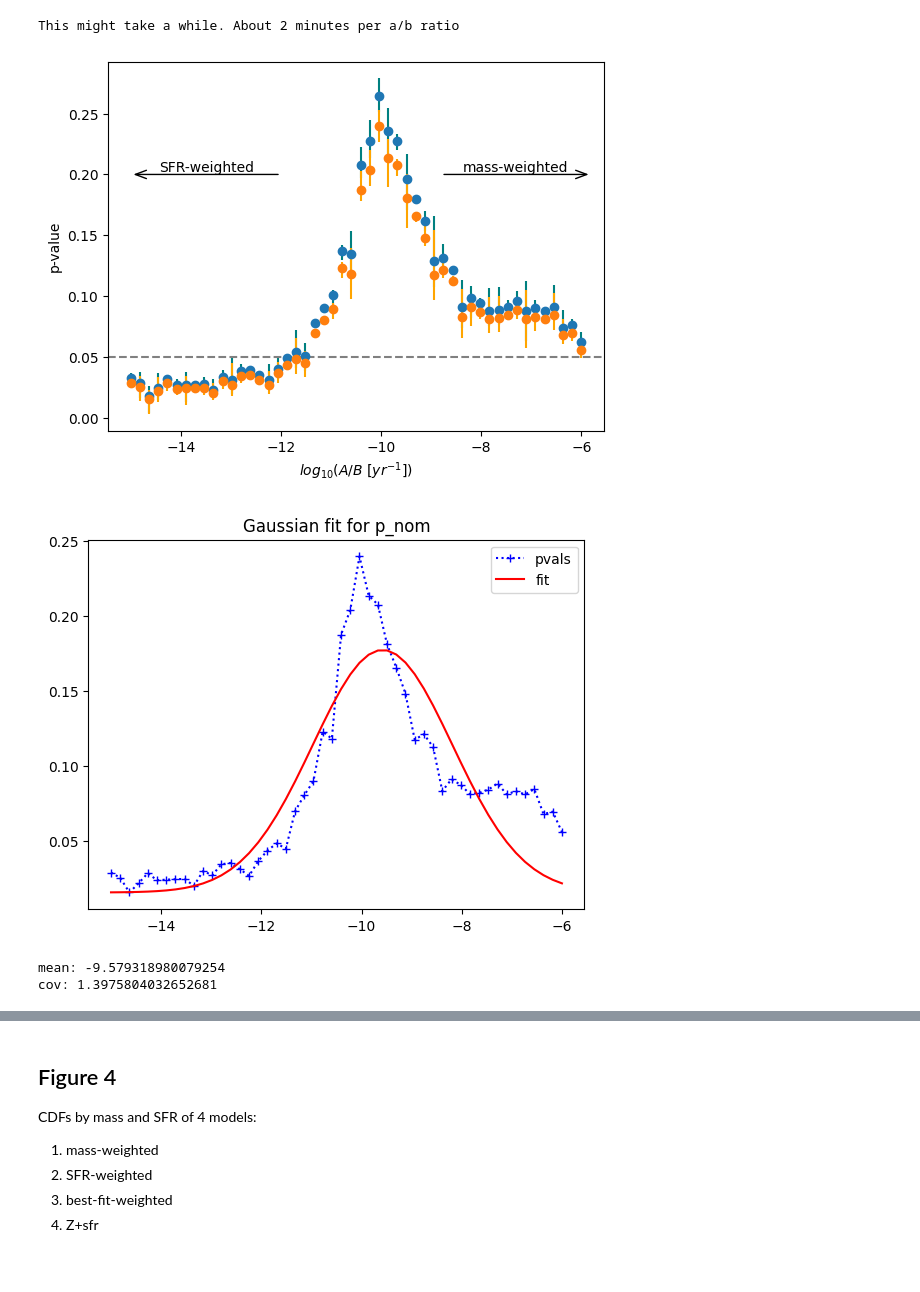
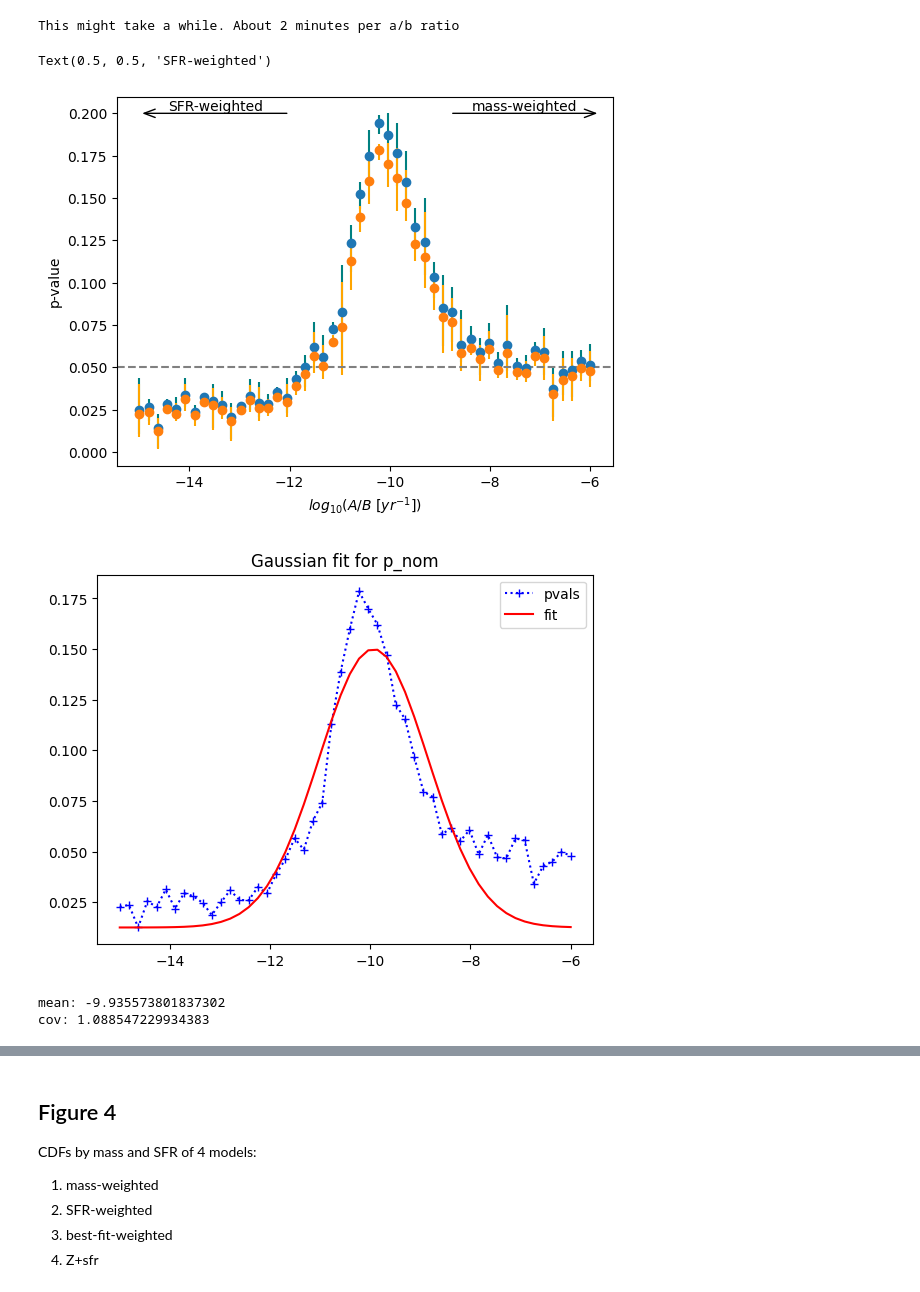
Before and after one commit to hoasaf3/host-galaxies-stats, a Jupyter notebook: frb_hosts_stats.ipynb, the cells around one changed output, grey strips where cells are left out. Drawn from its saved outputs; the diff is of its cells as text; code cells hidden in the pictures.

Commit message:
reran plots with redshift evolution

```diff
--- a/frb_hosts_stats.ipynb
+++ b/frb_hosts_stats.ipynb
@@ -327,7 +327,7 @@ z_to_selection_factor = {}
 mgrid = leja_utils.mgrid
 metallicity_sigmoid = np.log(sigmoid(mgrid, M_C_SHARMA, BETA_SHARMA))
 
-extra_z = [0, 0.1, 0.25, 0.279, 0.3, 0.478, 0.5]  # z values not within frb_hosts, to plot for examples
+extra_z = [0, 0.08035999999999999, 0.25, 0.279, 0.3, 0.478, 0.5]  # z values not within frb_hosts, to plot for examples
 for z in frb_hosts['z'].tolist() + extra_z:
     sigma = _get_sigma_for_z(z)
     lum_distance = cosmo.luminosity_distance(z).to(u.cm).value  # cm
@@ -623,9 +623,9 @@ plt.savefig('Figures/Figure1_gc.pdf', bbox_inches='tight', transparent=True)
 
 # Create logpdf
 # z_to_logpdf = create_z_to_logpdf_w_opt(frb_hosts, prob_density, 1, 0)  # mass-weighted with optical lnprior
-z_to_logpdf = create_z_to_logpdf_w_opt(frb_hosts, prob_density, 0, 1)  # sfr-weighted with optical lnprior
-# z_to_logpdf = {z: get_gc_logpdf_w_opt(z, prob_density)
-#                for z in frb_hosts['z']}  # gc-weighted with optical lnprior
+# z_to_logpdf = create_z_to_logpdf_w_opt(frb_hosts, prob_density, 0, 1)  # sfr-weighted with optical lnprior
+z_to_logpdf = {z: get_gc_logpdf_w_opt(z, prob_density)
+               for z in frb_hosts['z']}  # gc-weighted with optical lnprior
 
 # frb_hosts = frb_hosts[frb_hosts['Mstar'] > 10**M_C_SHARMA].reset_index()  # remove lower-masses (20210117A)
 # frb_hosts = frb_hosts[frb_hosts['z']<=0.2].reset_index()  # perform metallicity weighted only on z<=0.2
@@ -820,7 +820,7 @@ for log_f in tqdm(log_ab_frac, desc="Calculating a/b ratios"):
     ab_p90_pvals.append(np.average(p90_per_ab))
     ab_pnom_pvals.append(np.average(pnom_per_ab))
 
-with open('ab_frac_26_02_25.csv', 'w') as f:
+with open('ab_frac_28_05_25.csv', 'w') as f:
     f.write('log_ab,pval,errs\n')
     f.writelines(['{},{},{},{},{}\n'.format(log_ab_frac[i], ab_p90_pvals[i], ab_pnom_pvals[i],
                                             ab_p90_errs[i],ab_pnom_errs[i]) for i in range(len(log_ab_frac))])
@@ -866,35 +866,36 @@ def ab_vals_from_csv(csv_path):
 
     return log_ab_frac, p90_vals, pnom_vals, errs_90, errs_nom
 
-fracs, pvals_90, pvals_nom, errs_90, errs_nom = ab_vals_from_csv('ab_frac_26_02_25.csv')
+fracs, pvals_90, pvals_nom, errs_90, errs_nom = ab_vals_from_csv('ab_frac_28_05_25.csv')
 
 yerr_90 = np.transpose([[max(errs_90[i])-p,p-min(errs_90[i])] for i,p in enumerate(pvals_90)])
 yerr_nom = np.transpose([[max(errs_nom[i])-p,p-min(errs_nom[i])] for i,p in enumerate(pvals_nom)])
 
 ax = plt.gca()
 plt.errorbar(fracs, pvals_90, yerr_90, fmt='o', ecolor='teal')
 plt.errorbar(fracs, pvals_nom, yerr_nom, fmt='o', ecolor='orange')
 
 
 plt.xlabel('$log_{10}(A/B~[yr^{-1}])$')
 plt.ylabel('p-value')
 plt.axhline(0.05, color='grey', linestyle='--')
 
 # add mass-weighted and sfr-weighted direction arrows
 sfr_arrow = mpatches.FancyArrowPatch((-12, 0.2), (-15, 0.2),
                                      arrowstyle='->,head_width=.15',
                                      mutation_scale=20)
 mass_arrow = mpatches.FancyArrowPatch((-8.8, 0.2), (-5.8, 0.2),
                                       arrowstyle='->,head_width=.15',
                                       mutation_scale=20)
 ax.add_patch(mass_arrow)
 ax.add_patch(sfr_arrow)
 ax.annotate("mass-weighted", (.5, .5), xycoords=mass_arrow, ha='center', va='bottom')
 ax.annotate("SFR-weighted", (.5, .5), xycoords=sfr_arrow, ha='center', va='bottom')
 
 #plt.savefig('Figures/Figure3_no_inf_points.pdf', bbox_inches='tight', transparent=True)
 # %% [output]
+Text(0.5, 0.5, 'SFR-weighted')
-[figure, old version]
+[figure, new version]
 # %%
 ''' Gaussian fit Figure 3 '''
 from scipy.optimize import curve_fit
@@ -919,9 +920,9 @@ plt.show()
 print('mean:', popt[1])
 print('cov:', popt[2])
 # %% [output]
-[figure, old version]
+[figure, new version]
-mean: -9.579318980079254
-cov: 1.3975804032652681
+mean: -9.935573801837302
+cov: 1.088547229934383
 # %%
 ''' Figure 3 - add mass-weighted and sfr-weighted points to a/b plot '''
 
```
Also changed, not shown: parts of 7 cells of this notebook.
